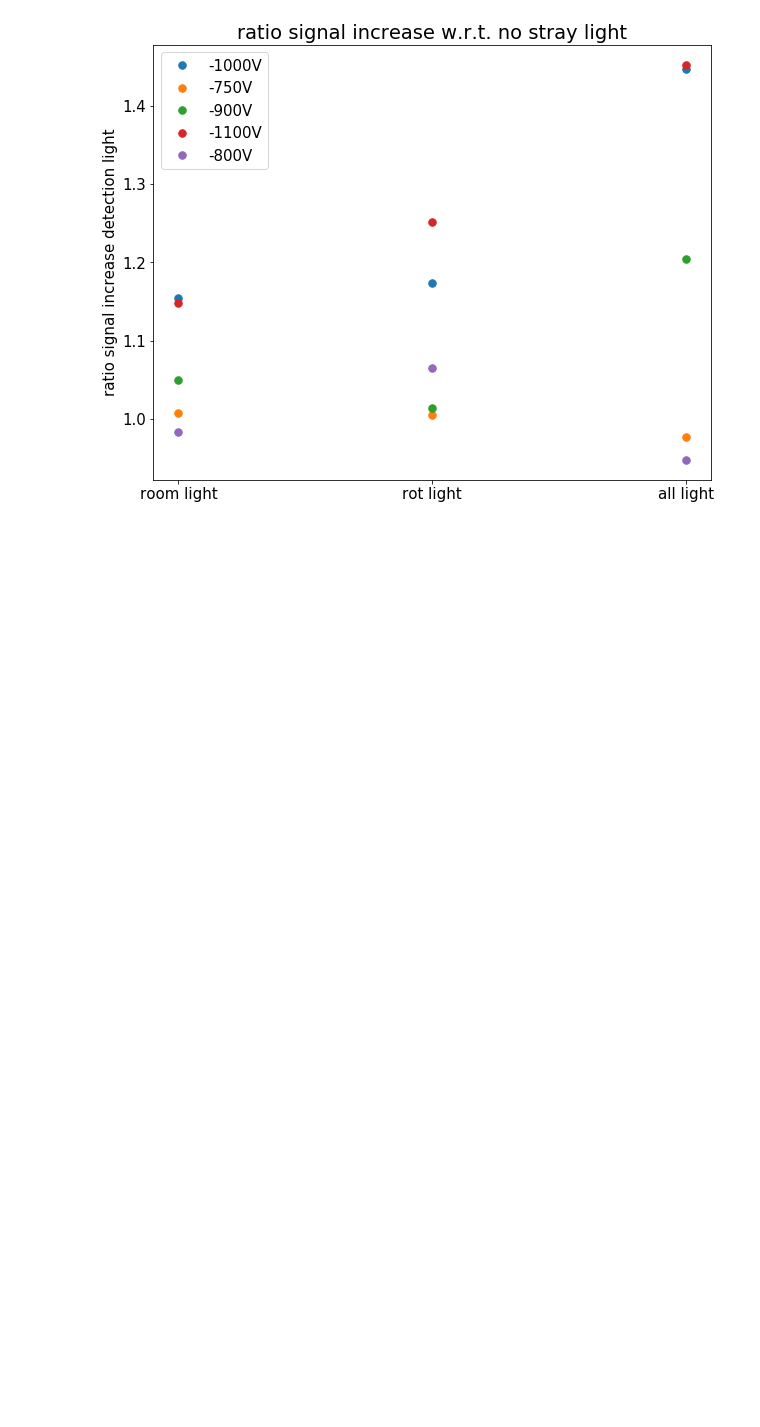
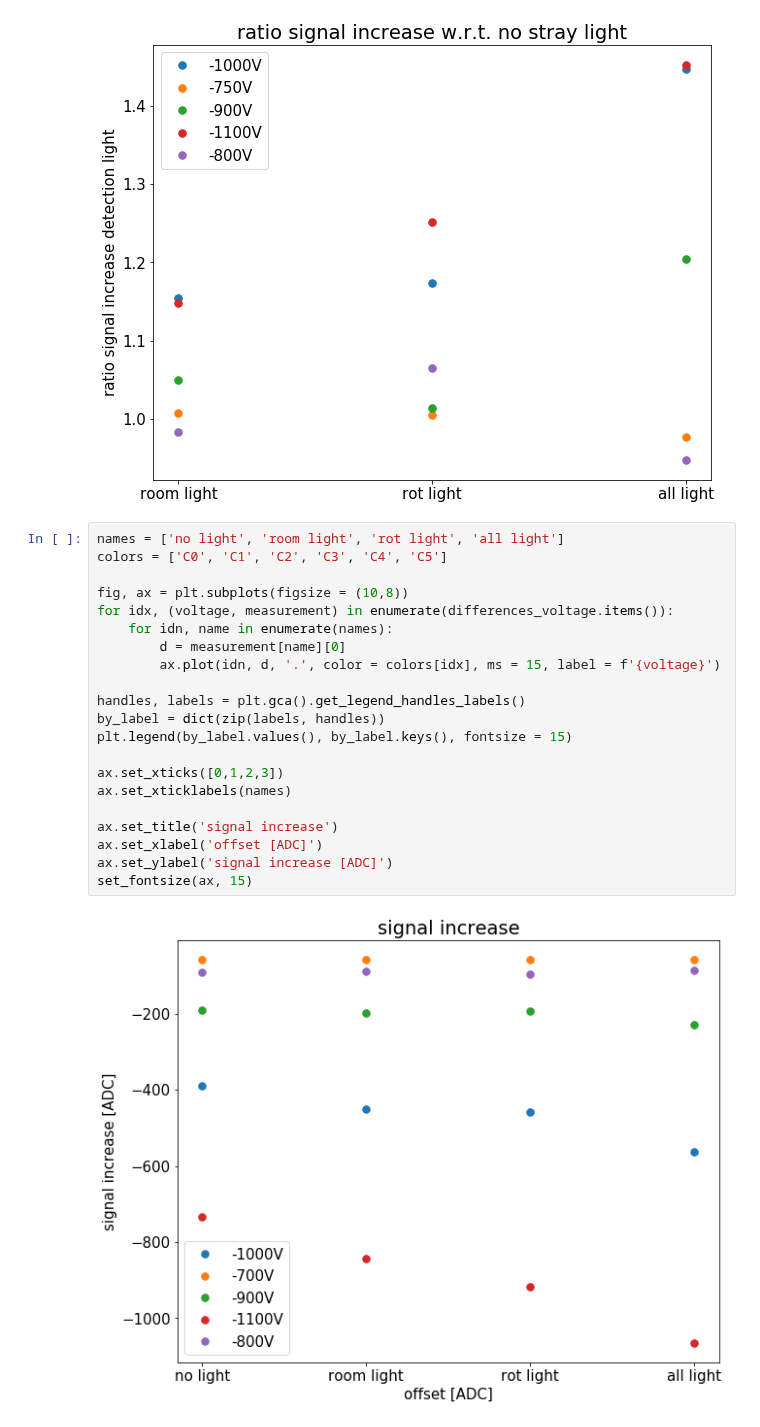
Before and after one commit to ograsdijk/CeNTREX-notebooks, a Jupyter notebook: rotational cooling/PMT noise check.ipynb, the cells around one changed output. Saved outputs shown, nothing was run; the diff lists cells and outputs as text; blank space fills up the shorter version.

Commit message:
New figure to show PMT behaviour

```diff
--- a/rotational cooling/PMT noise check.ipynb
+++ b/rotational cooling/PMT noise check.ipynb
@@ -445,3 +445,26 @@ set_fontsize(ax, 15)
 # ax.invert_xaxis()
 # %% [output]
 [figure]
+# %%
+names = ['no light', 'room light', 'rot light', 'all light']
+colors = ['C0', 'C1', 'C2', 'C3', 'C4', 'C5']
+
+fig, ax = plt.subplots(figsize = (10,8))
+for idx, (voltage, measurement) in enumerate(differences_voltage.items()):
+    for idn, name in enumerate(names):
+        d = measurement[name][0]
+        ax.plot(idn, d, '.', color = colors[idx], ms = 15, label = f'{voltage}')
+
+handles, labels = plt.gca().get_legend_handles_labels()
+by_label = dict(zip(labels, handles))
+plt.legend(by_label.values(), by_label.keys(), fontsize = 15)
+
+ax.set_xticks([0,1,2,3])
+ax.set_xticklabels(names)
+
+ax.set_title('signal increase')
+ax.set_xlabel('offset [ADC]')
+ax.set_ylabel('signal increase [ADC]')
+set_fontsize(ax, 15)
+# %% [output]
+[figure, added]
```
